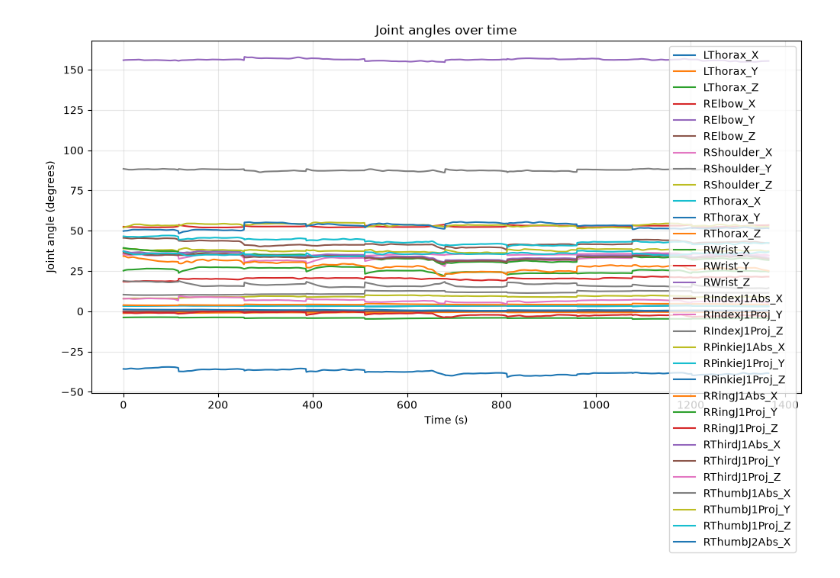
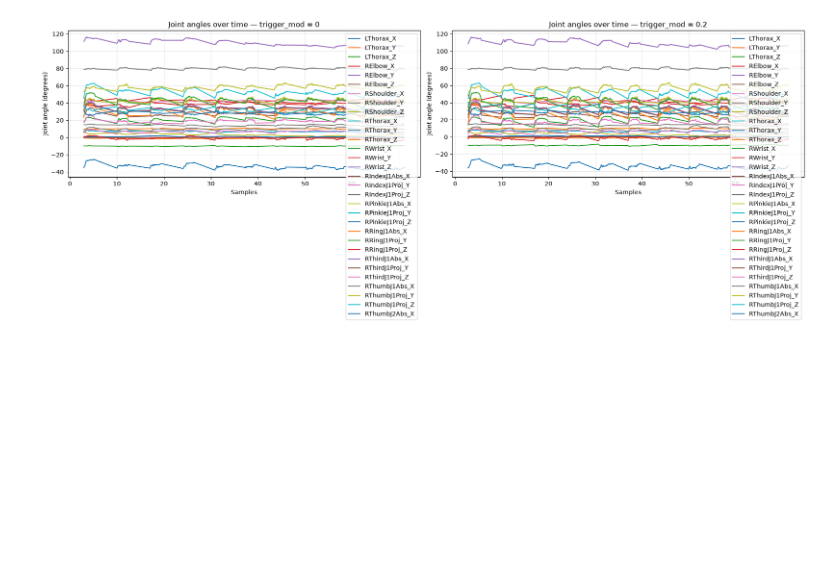
Before and after one commit to lizkalen/ReachGrasp, a Jupyter notebook: src/Reach&Grasp_decode.ipynb, the cells around one changed output. Drawn from its saved outputs; the diff is of its cells as text; code cells hidden in the pictures; blank space fills up the shorter version.

```diff
--- a/src/Reach&Grasp_decode.ipynb
+++ b/src/Reach&Grasp_decode.ipynb
@@ -60,3 +61,10 @@ event_file = os.path.join(REPO_DIR, 'matlab_code/Events_Reach&Grasp.mat')
 event_mat = sio.loadmat(event_file, struct_as_record = False, squeeze_me = True)
 # events is a mat structure. Ex can access specific subjects.tasks via events.subjects[1].tasks[1]
 events = event_mat['Events_ReachGrasp']
+events.subjects = events.subjects[: len(subjs)] # only take the events for subjects included in list
+
+trigger_lookup = {}
+for subj_event in events.subjects:
+    trigger_lookup[subj_event.subject_name] = {}
+    for task in subj_event.tasks:
+        trigger_lookup[subj_event.subject_name][task.task_name] = np.asarray(task.time2cut/fs_Vicon)
@@ -213,20 +175,45 @@ def segment_data(kin_data, emg_data_subset):
 # %%
-vicon_subset = segment_data(motion_data, emg_subset_0)
-vicon_subset_s2T = vicon_subset['sub-02']['Trid']['vicon_data']
-vicon_subset_s2T_times = vicon_subset['sub-02']['Trid']['time_labels']
-vicon_subset_s2T_samples = list(range(len(vicon_subset_s2T_times)))
+motion_data = get_motion_data()
+motion_data_s2T = motion_data['sub-02']['ReaCyl']['motion_data']
+motion_data_s2T_times = motion_data['sub-02']['ReaCyl']['time_labels']
 
-plt.figure(figsize=(12, 6))
+motion_data02 = get_motion_data(trigger_mod = 0.2)
+motion_data_s2T02 = motion_data02['sub-02']['ReaCyl']['motion_data']
+motion_data_s2T02_times = motion_data02['sub-02']['ReaCyl']['time_labels']
 
-for joint_type in vicon_subset_s2T.index:
-    plt.plot(vicon_subset_s2T_samples, vicon_subset_s2T.loc[joint_type], label=joint_type)
+fig, axes = plt.subplots(1, 2, figsize=(18, 6))
 
-plt.xlabel("Samples")
-plt.ylabel("Joint angle (degrees)")
-plt.title("Joint angles over time")
-plt.legend()
-plt.grid(True, alpha=0.3)
+# --- First plot ---
+for joint_type in motion_data_s2T.index:
+    axes[0].plot(
+        motion_data_s2T_times,
+        motion_data_s2T.loc[joint_type],
+        label=joint_type
+    )
 
+axes[0].set_xlabel("Samples")
+axes[0].set_ylabel("Joint angle (degrees)")
+axes[0].set_title("Joint angles over time — trigger_mod = 0")
+axes[0].legend()
+axes[0].grid(True, alpha=0.3)
+
+
+# --- Second plot ---
+for joint_type in motion_data_s2T02.index:
+    axes[1].plot(
+        motion_data_s2T02_times,
+        motion_data_s2T02.loc[joint_type],
+        label=joint_type
+    )
+
+axes[1].set_xlabel("Samples")
+axes[1].set_ylabel("Joint angle (degrees)")
+axes[1].set_title("Joint angles over time — trigger_mod = 0.2")
+axes[1].legend()
+axes[1].grid(True, alpha=0.3)
+
+
+plt.tight_layout()
 plt.show()
 # %% [output]
-[figure, old version]
+[figure, new version]
```
Also changed, not shown: parts of 21 cells of this notebook.
